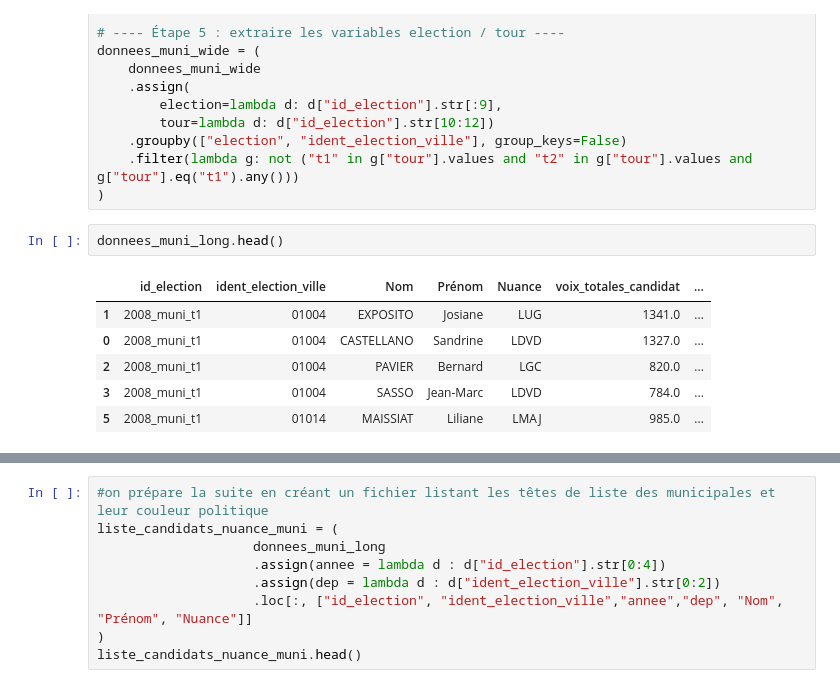
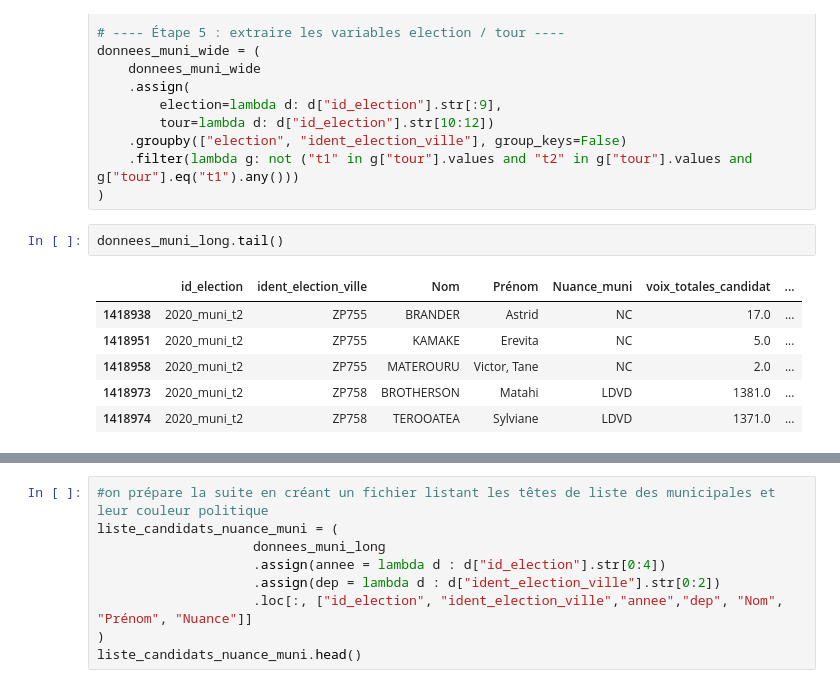
Before and after one commit to xdalp/projet3A, a Jupyter notebook: vote.ipynb, the cells around one changed output, grey strips where cells are left out. Drawn from its saved outputs; the diff is of its cells as text.

```diff
--- a/vote.ipynb
+++ b/vote.ipynb
@@ -212,11 +212,11 @@ donnees_muni_wide = (
     .filter(lambda g: not ("t1" in g["tour"].values and "t2" in g["tour"].values and g["tour"].eq("t1").any()))
 )
 # %%
-donnees_muni_long.head()
+donnees_muni_long.tail()
 # %% [output]
-|  | id_election | ident_election_ville | Nom | Prénom | Nuance | voix_totales_candidat | ... |
-| 1 | 2008_muni_t1 | 01004 | EXPOSITO | Josiane | LUG | 1341.0 | ... |
-| 0 | 2008_muni_t1 | 01004 | CASTELLANO | Sandrine | LDVD | 1327.0 | ... |
-| 2 | 2008_muni_t1 | 01004 | PAVIER | Bernard | LGC | 820.0 | ... |
-| 3 | 2008_muni_t1 | 01004 | SASSO | Jean-Marc | LDVD | 784.0 | ... |
-| 5 | 2008_muni_t1 | 01014 | MAISSIAT | Liliane | LMAJ | 985.0 | ... |
+|  | id_election | ident_election_ville | Nom | Prénom | Nuance_muni | voix_totales_candidat | ... |
+| 1418938 | 2020_muni_t2 | ZP755 | BRANDER | Astrid | NC | 17.0 | ... |
+| 1418951 | 2020_muni_t2 | ZP755 | KAMAKE | Erevita | NC | 5.0 | ... |
+| 1418958 | 2020_muni_t2 | ZP755 | MATEROURU | Victor, Tane | NC | 2.0 | ... |
+| 1418973 | 2020_muni_t2 | ZP758 | BROTHERSON | Matahi | LDVD | 1381.0 | ... |
+| 1418974 | 2020_muni_t2 | ZP758 | TEROOATEA | Sylviane | LDVD | 1371.0 | ... |
```
Also changed, not shown: parts of 26 cells of this notebook, 1 other file.
